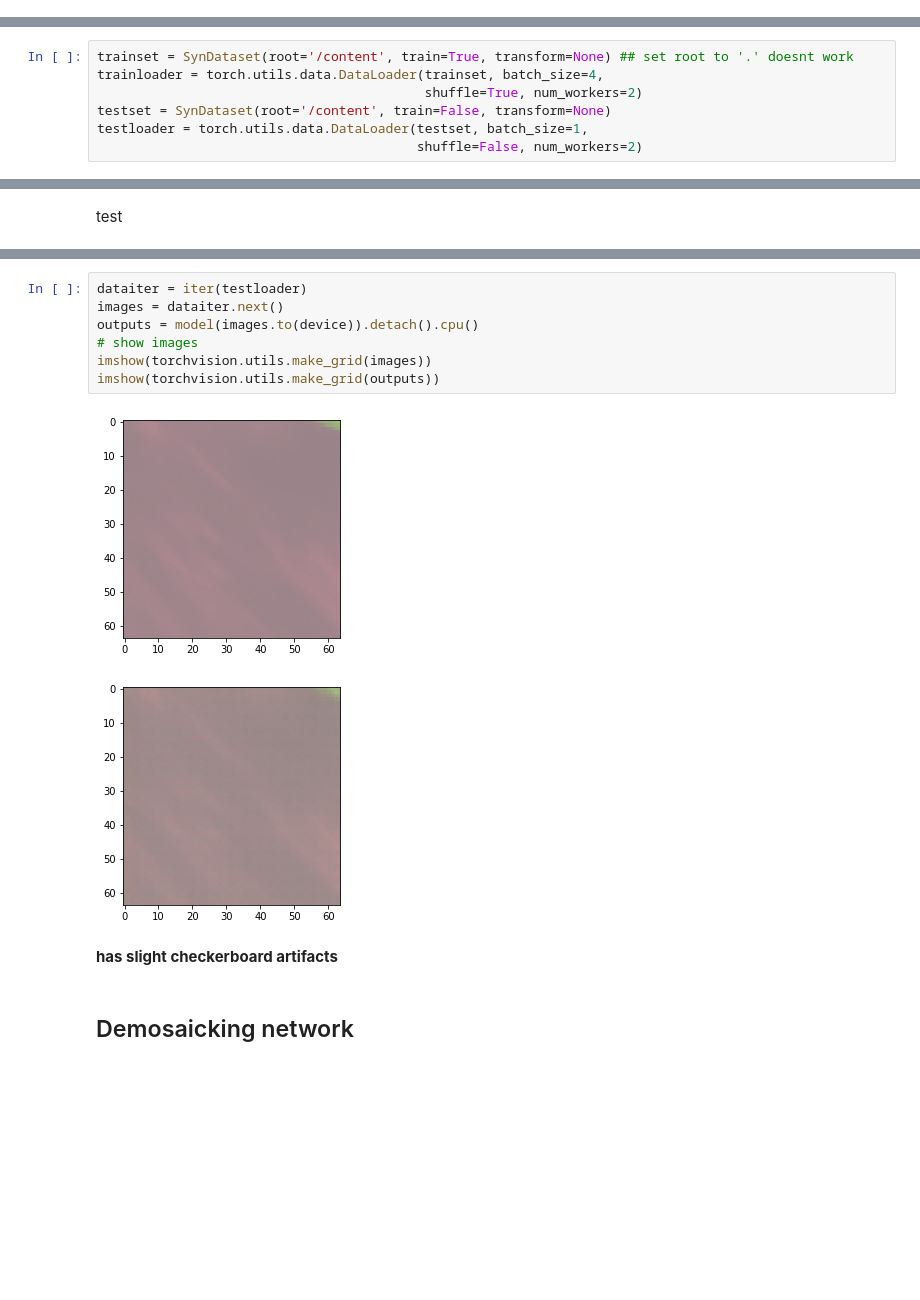
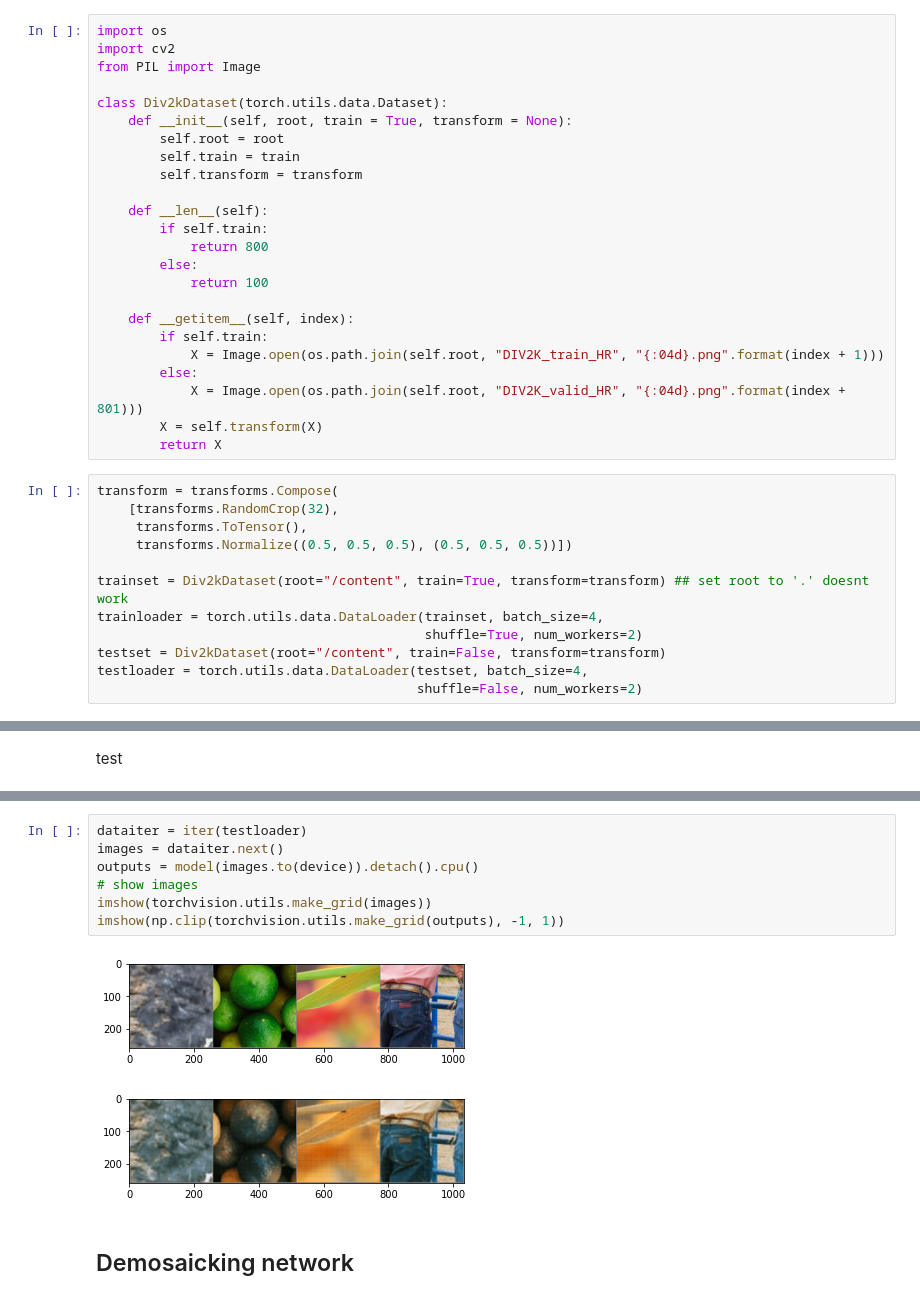
Before and after one commit to djbradyAtOpticalSciencesArizona/multiframeEstimation, a Jupyter notebook: TrainingDataForDemosaicking.ipynb, the cells around one changed output, grey strips where cells are left out. Saved outputs shown, nothing was run; the diff lists cells and outputs as text; blank space fills up the shorter version.

Commit message:
added notes on the training pipeline; train autoencoder on natural images

```diff
--- a/TrainingDataForDemosaicking.ipynb
+++ b/TrainingDataForDemosaicking.ipynb
@@ -312,0 +332,36 @@ compression ratio -- 3.00 : 1
+# %%
+import os
+import cv2
+from PIL import Image
+
+class Div2kDataset(torch.utils.data.Dataset):
+    def __init__(self, root, train = True, transform = None):
+        self.root = root
+        self.train = train
+        self.transform = transform
+
+    def __len__(self):
+        if self.train:
+            return 800
+        else:
+            return 100
+
+    def __getitem__(self, index):
+        if self.train:
+            X = Image.open(os.path.join(self.root, "DIV2K_train_HR", "{:04d}.png".format(index + 1)))
+        else:
+            X = Image.open(os.path.join(self.root, "DIV2K_valid_HR", "{:04d}.png".format(index + 801)))
+        X = self.transform(X)
+        return X
+# %%
+transform = transforms.Compose(
+    [transforms.RandomCrop(32),
+     transforms.ToTensor(),
+     transforms.Normalize((0.5, 0.5, 0.5), (0.5, 0.5, 0.5))])
+
+trainset = Div2kDataset(root="/content", train=True, transform=transform) ## set root to '.' doesnt work
+trainloader = torch.utils.data.DataLoader(trainset, batch_size=4,
+                                          shuffle=True, num_workers=2)
+testset = Div2kDataset(root="/content", train=False, transform=transform)
+testloader = torch.utils.data.DataLoader(testset, batch_size=4,
+                                         shuffle=False, num_workers=2)
@@ -465,7 +422,0 @@ class SynDataset(torch.utils.data.Dataset):
-# %%
-trainset = SynDataset(root='/content', train=True, transform=None) ## set root to '.' doesnt work
-trainloader = torch.utils.data.DataLoader(trainset, batch_size=4,
-                                          shuffle=True, num_workers=2)
-testset = SynDataset(root='/content', train=False, transform=None)
-testloader = torch.utils.data.DataLoader(testset, batch_size=1,
-                                         shuffle=False, num_workers=2)
@@ -545,14 +441,12 @@ test loss: 0.010 -- test psnr: 26.95
 # %%
 dataiter = iter(testloader)
 images = dataiter.next()
 outputs = model(images.to(device)).detach().cpu()
 # show images
 imshow(torchvision.utils.make_grid(images))
-imshow(torchvision.utils.make_grid(outputs))
+imshow(np.clip(torchvision.utils.make_grid(outputs), -1, 1))
 # %% [output]
-[figure, old version]
+[figure, new version]
-[figure, old version]
+[figure, new version]
-# %% [markdown]
-**has slight checkerboard artifacts**
 # %% [markdown]
 ## Demosaicking network
```
Also changed, not shown: parts of 63 cells of this notebook.
